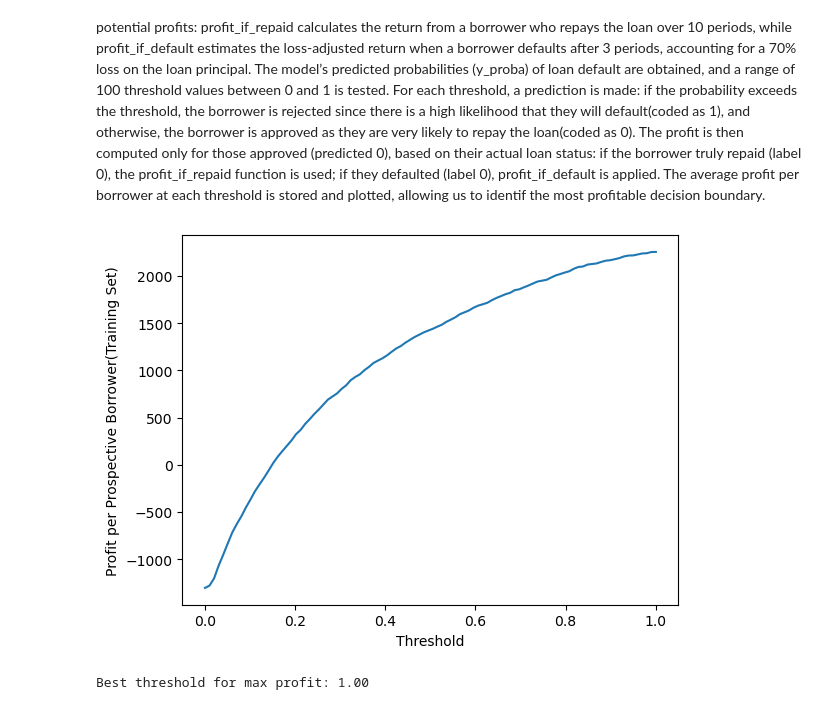
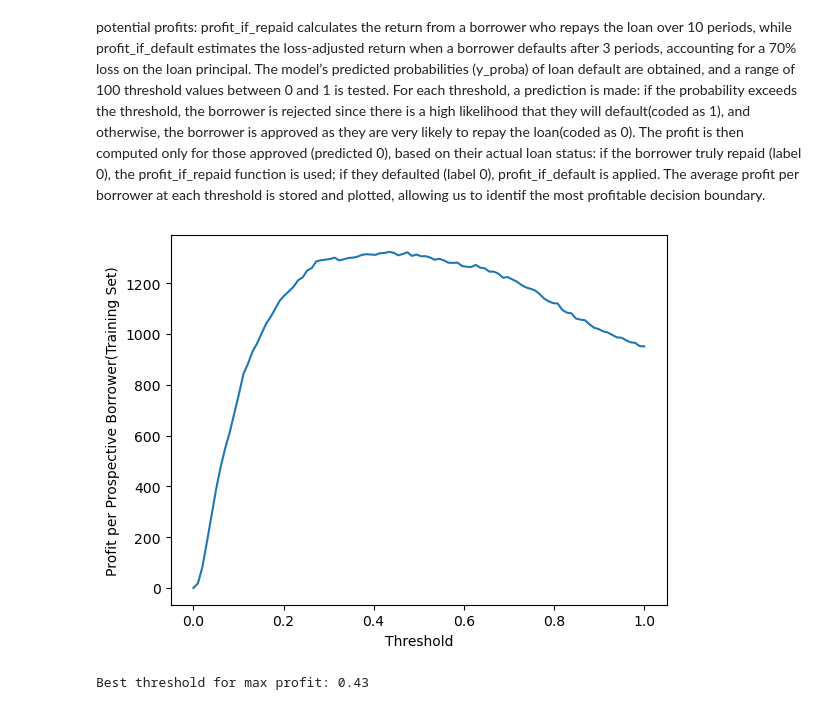
Before and after one commit to Kusuma-Kumar/Kusuma-Kumar.github.io, a Jupyter notebook: posts/automated-decision-systems/index.ipynb, the cells around one changed output. Cells and saved outputs as stored; diff of their text form; code cells hidden in the pictures.

```diff
--- a/posts/automated-decision-systems/index.ipynb
+++ b/posts/automated-decision-systems/index.ipynb
@@ -226,34 +226,36 @@ actual_status = y_test.values
 
 repaid_profits = profit_if_repaid(loan_amnt_arr, loan_rate_arr)
 defaulted_profits = profit_if_default(loan_amnt_arr, loan_rate_arr)
 
 thresholds = np.linspace(0, 1, 100)
 profits = []
 
 for t in thresholds:
     # vectorized methods rather than relying on a for-loop across data rows.
     predictions = (y_proba > t).astype(int)
+
+    # only want to give loans to this you predict would repay
     repaid_condition = (actual_status == 0) & (predictions == 0)
-    defaulted_condition = (actual_status == 1) & (predictions == 1)
+    defaulted_condition = (actual_status == 1) & (predictions == 0)
 
     total_profit = (
         np.sum(repaid_profits[repaid_condition]) +
         np.sum(defaulted_profits[defaulted_condition])
     )
 
     avg_profit = total_profit / len(y_test)
     profits.append(avg_profit)
 
 plt.plot(thresholds, profits)
 plt.xlabel("Threshold")
 plt.ylabel("Profit per Prospective Borrower(Training Set)")
 plt.show()
 
 best_threshold = thresholds[np.argmax(profits)]
 print(f"Best threshold for max profit: {best_threshold:.2f}")
 
 final_predictions = (y_proba > best_threshold).astype(int)
 # %% [output]
-[figure, old version]
+[figure, new version]
-Best threshold for max profit: 1.00
+Best threshold for max profit: 0.43
 # %% [markdown]
```
Also changed, not shown: parts of 1 cell of this notebook, 28 other files.
